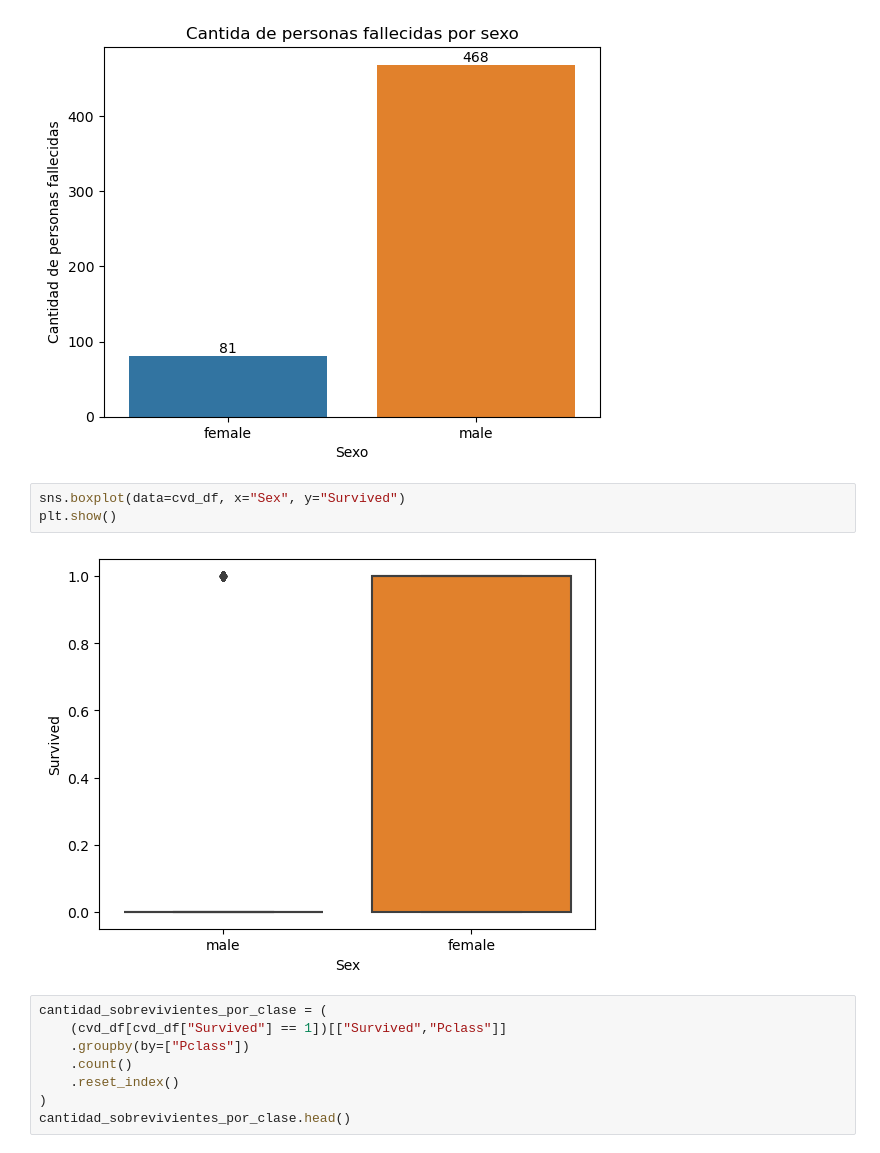
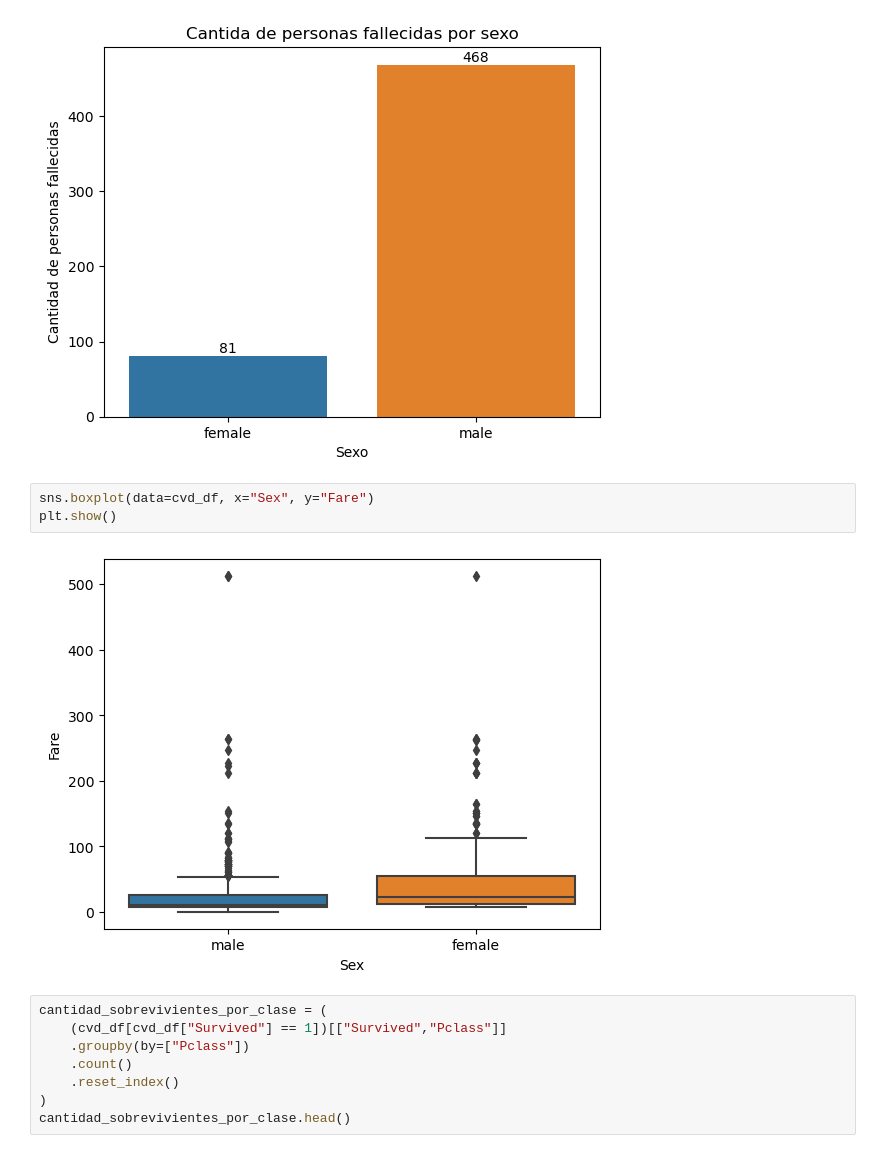
Before and after one commit to Carlos-Azocar-Riquelme/Bootcamp_-Backend_Python, a Jupyter notebook: Clase_7/Ejercicio_clase_7_bloque_b.ipynb, the cells around one changed output. Drawn from its saved outputs; the diff is of its cells as text.

```diff
--- a/Clase_7/Ejercicio_clase_7_bloque_b.ipynb
+++ b/Clase_7/Ejercicio_clase_7_bloque_b.ipynb
@@ -99,10 +99,10 @@ plt.show()
 # %% [output]
 [figure]
 # %%
-sns.boxplot(data=cvd_df, x="Sex", y="Survived")
+sns.boxplot(data=cvd_df, x="Sex", y="Fare")
 plt.show()
 # %% [output]
-[figure, old version]
+[figure, new version]
 # %%
 cantidad_sobrevivientes_por_clase = (
     (cvd_df[cvd_df["Survived"] == 1])[["Survived","Pclass"]]
```
Also changed, not shown: parts of 1 cell of this notebook, 8 other files.
